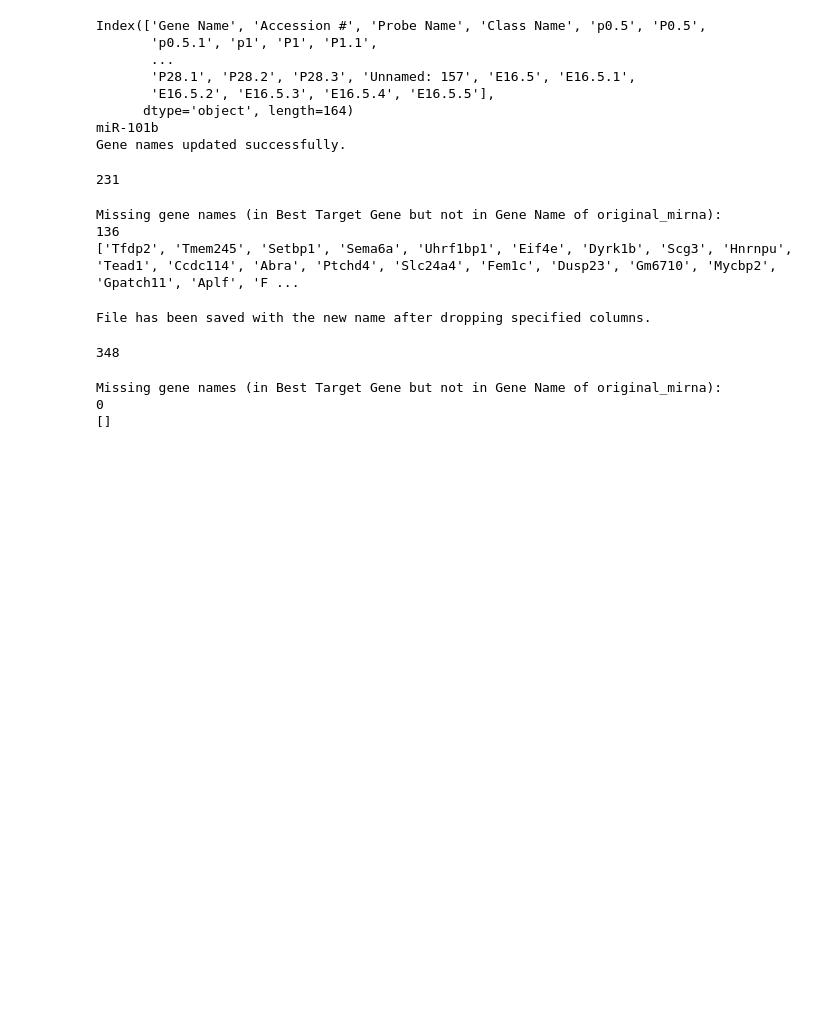
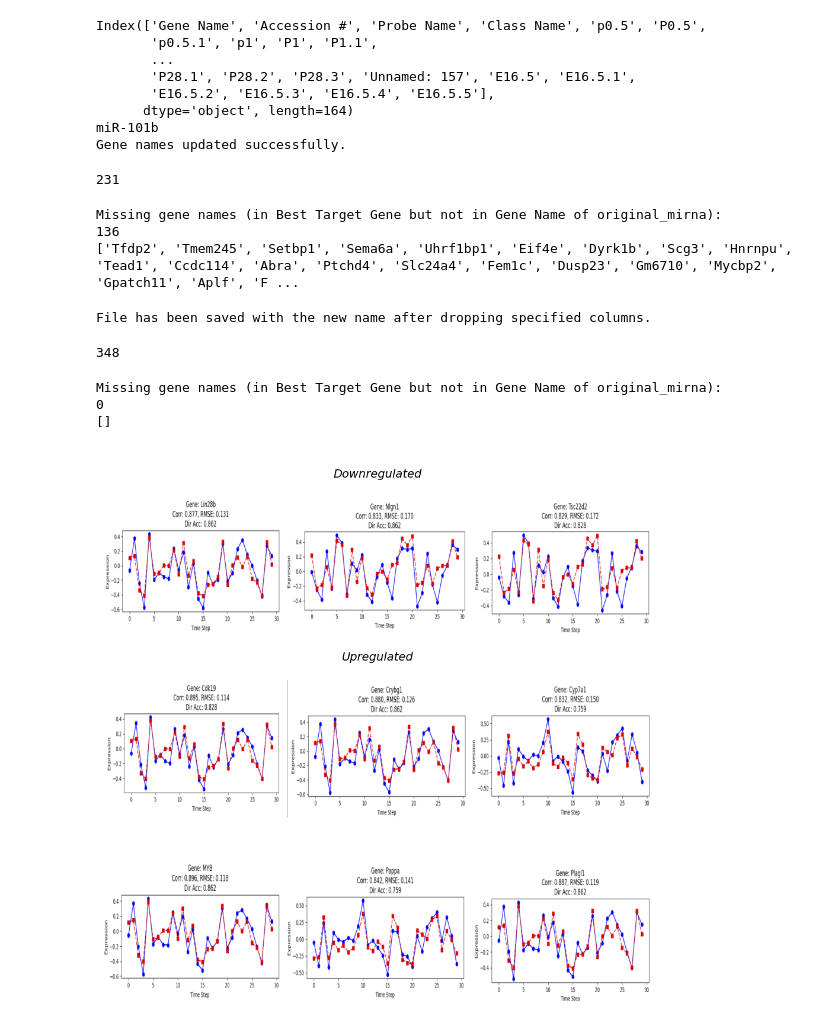
Before and after one commit to beyzoskaya/temporalHiC, a Jupyter notebook: csv convert.ipynb, the cells around one changed output. Cells and saved outputs as stored; diff of their text form; code cells hidden in the pictures; blank space fills up the shorter version.

Commit message:
temporal graphs added miRNA/mRNA

```diff
--- a/csv convert.ipynb
+++ b/csv convert.ipynb
@@ -3318,3 +3318,39 @@ print(missing_genes)
 Missing gene names (in Best Target Gene but not in Gene Name of original_mirna):
 0
 []
+# %%
+import matplotlib.pyplot as plt
+from matplotlib.gridspec import GridSpec
+from PIL import Image
+
+image_paths = [
+    'plots_of_best_three_temporal_patterns/lin28b-downregulated-test.png', 'plots_of_best_three_temporal_patterns/nlgn1-downregulated-test.png', 'plots_of_best_three_temporal_patterns/tsc22d2-downregulated-test.png',
+    'plots_of_best_three_temporal_patterns/cdk19-upregulated-test.png', 'plots_of_best_three_temporal_patterns/crybg1-upregulated-test.png', 'plots_of_best_three_temporal_patterns/cyp7a1-upregulated-test.png',
+    'plots_of_best_three_temporal_patterns/myb-stable-test.png', 'plots_of_best_three_temporal_patterns/pappa-stable-test.png', 'plots_of_best_three_temporal_patterns/plagl1-stable-test.png'
+]
+
+fig = plt.figure(figsize=(12, 12))
+gs = GridSpec(6, 3, figure=fig,
+             wspace=0.02, hspace=0.02,
+             height_ratios=[0.3, 1, 0.3, 1, 0.3, 1])
+
+row_titles = ['Downregulated', 'Upregulated', 'Stable']
+
+for i, title in enumerate([0, 2, 4]):
+    ax = fig.add_subplot(gs[i, :])
+    ax.text(0.5, 0.5, row_titles[i//2],
+            fontsize=14, fontfamily='sans-serif',
+            ha='center', va='center', style='italic')
+    ax.axis('off')
+
+for row_group, img_start in zip([1, 3, 5], [0, 3, 6]):
+    for col in range(3):
+        ax = fig.add_subplot(gs[row_group, col])
+        img = Image.open(image_paths[img_start + col])
+        ax.imshow(img, aspect='auto')
+        ax.axis('off')
+
+plt.tight_layout()
+plt.show()
+# %% [output]
+[figure, added]
```
Also changed, not shown: 27 other files.
